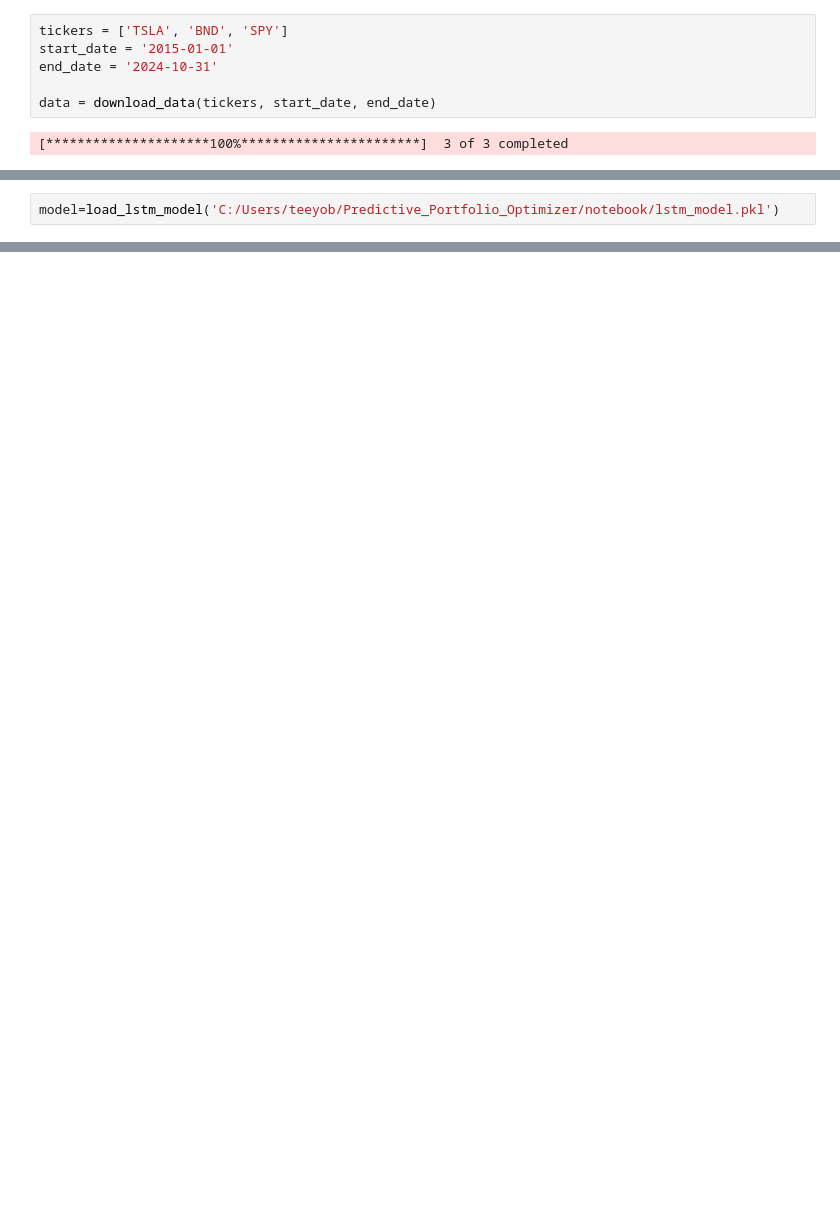
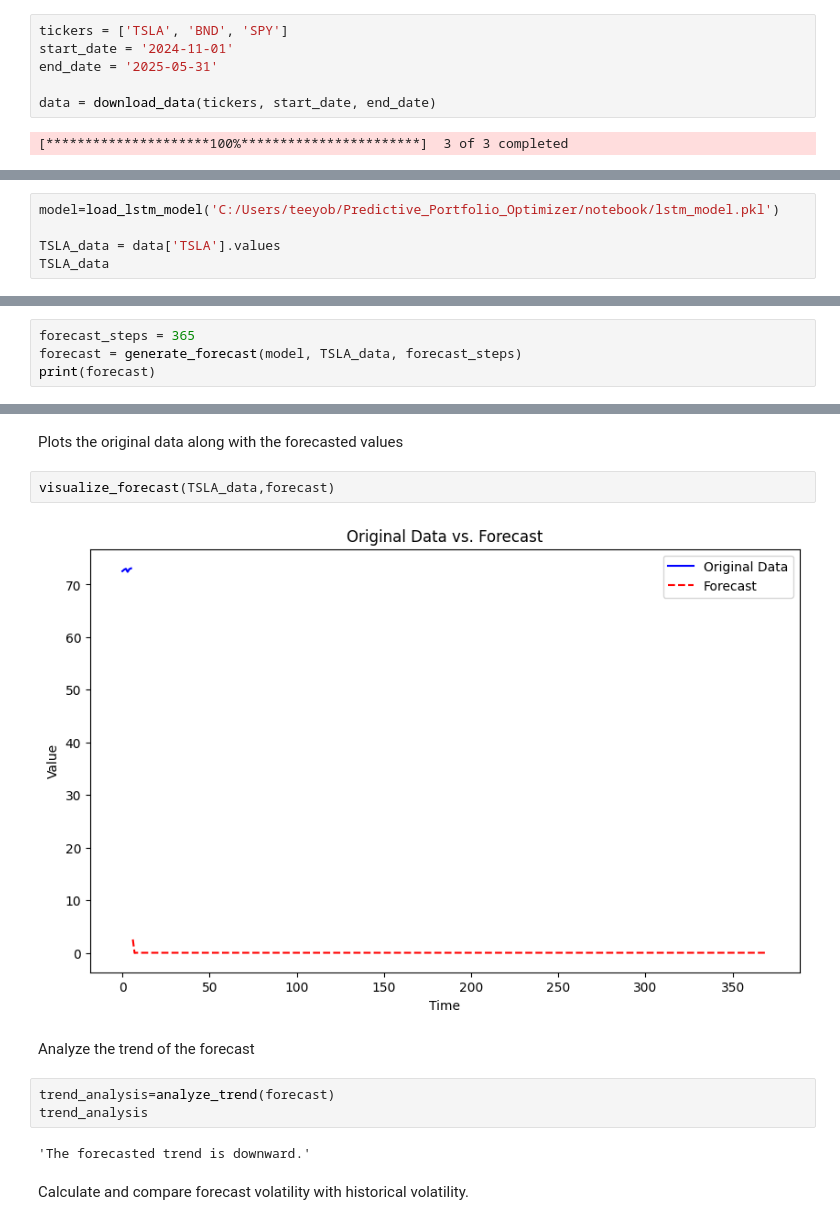
Before and after one commit to Eyobgithubc/Predictive_Portfolio_Optimizer, a Jupyter notebook: notebook/tesla_future_stock_forecast.ipynb, the cells around one changed output, grey strips where cells are left out. Drawn from its saved outputs; the diff is of its cells as text; blank space fills up the shorter version.

Commit message:
Implement future stock price forecasting with trend and risk analysis

```diff
--- a/notebook/tesla_future_stock_forecast.ipynb
+++ b/notebook/tesla_future_stock_forecast.ipynb
@@ -13,8 +13,8 @@ from forecast_analysis import load_lstm_model,generate_forecast,calculate_confid
 from data_analysis_functions import download_data,clean_data
 # %%
 tickers = ['TSLA', 'BND', 'SPY']
-start_date = '2015-01-01'
-end_date = '2024-10-31'
+start_date = '2024-11-01'
+end_date = '2025-05-31'
 
 data = download_data(tickers, start_date, end_date)
 # %% [output]
@@ -46,2 +36,5 @@ prepare_data_for_lstm(data)
 # %%
 model=load_lstm_model('C:/Users/teeyob/Predictive_Portfolio_Optimizer/notebook/lstm_model.pkl')
+
+TSLA_data = data['TSLA'].values
+TSLA_data
@@ -51,0 +46,4 @@ ValueError: Unrecognized data type: x=10 (of type <class 'int'>)
+# %%
+forecast_steps = 365
+forecast = generate_forecast(model, TSLA_data, forecast_steps)
+print(forecast)
@@ -51,0 +90,15 @@ ValueError: Unrecognized data type: x=10 (of type <class 'int'>)
+# %% [markdown]
+  Plots the original data along with the forecasted values
+# %%
+visualize_forecast(TSLA_data,forecast)
+# %% [output]
+[figure, added]
+# %% [markdown]
+Analyze the trend of the forecast
+# %%
+trend_analysis=analyze_trend(forecast)
+trend_analysis
+# %% [output]
+'The forecasted trend is downward.'
+# %% [markdown]
+ Calculate and compare forecast volatility with historical volatility.
```
Also changed, not shown: parts of 13 cells of this notebook, 1 other file.
